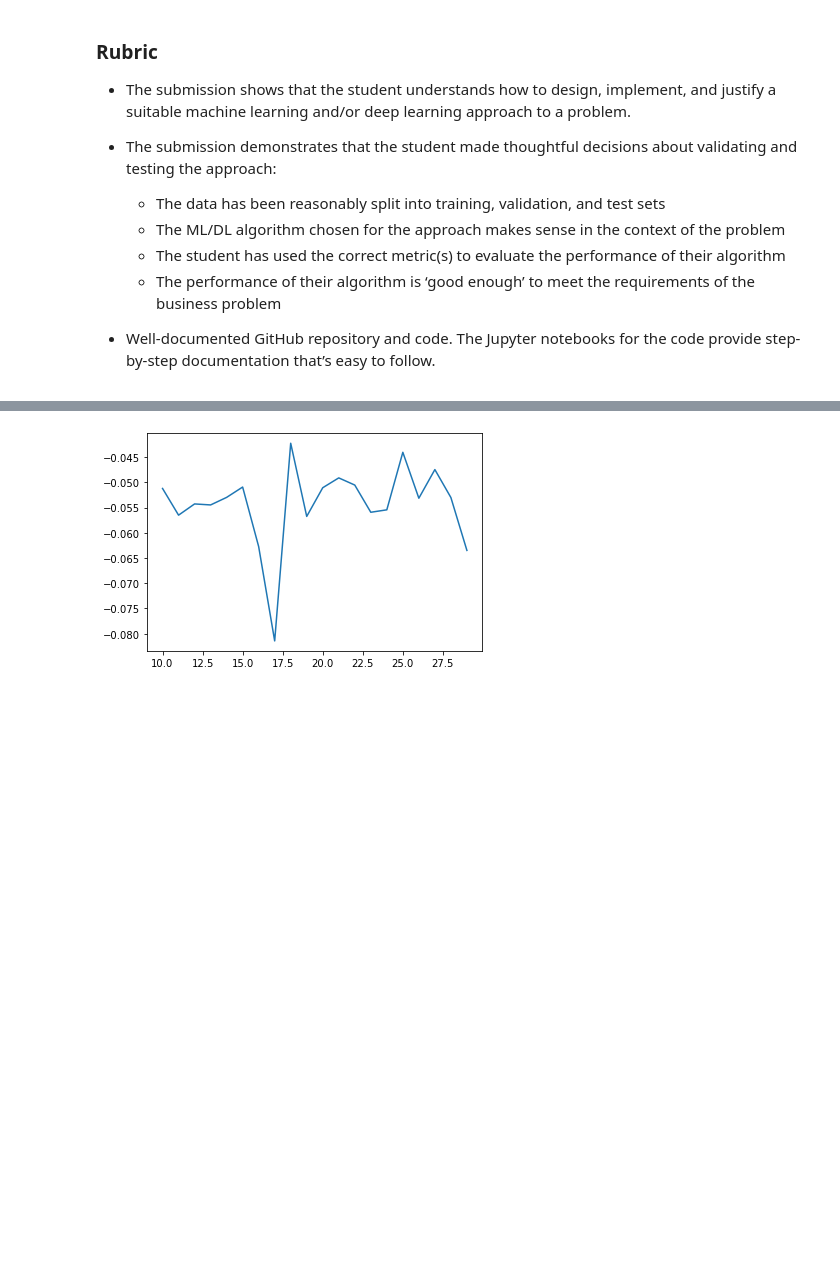
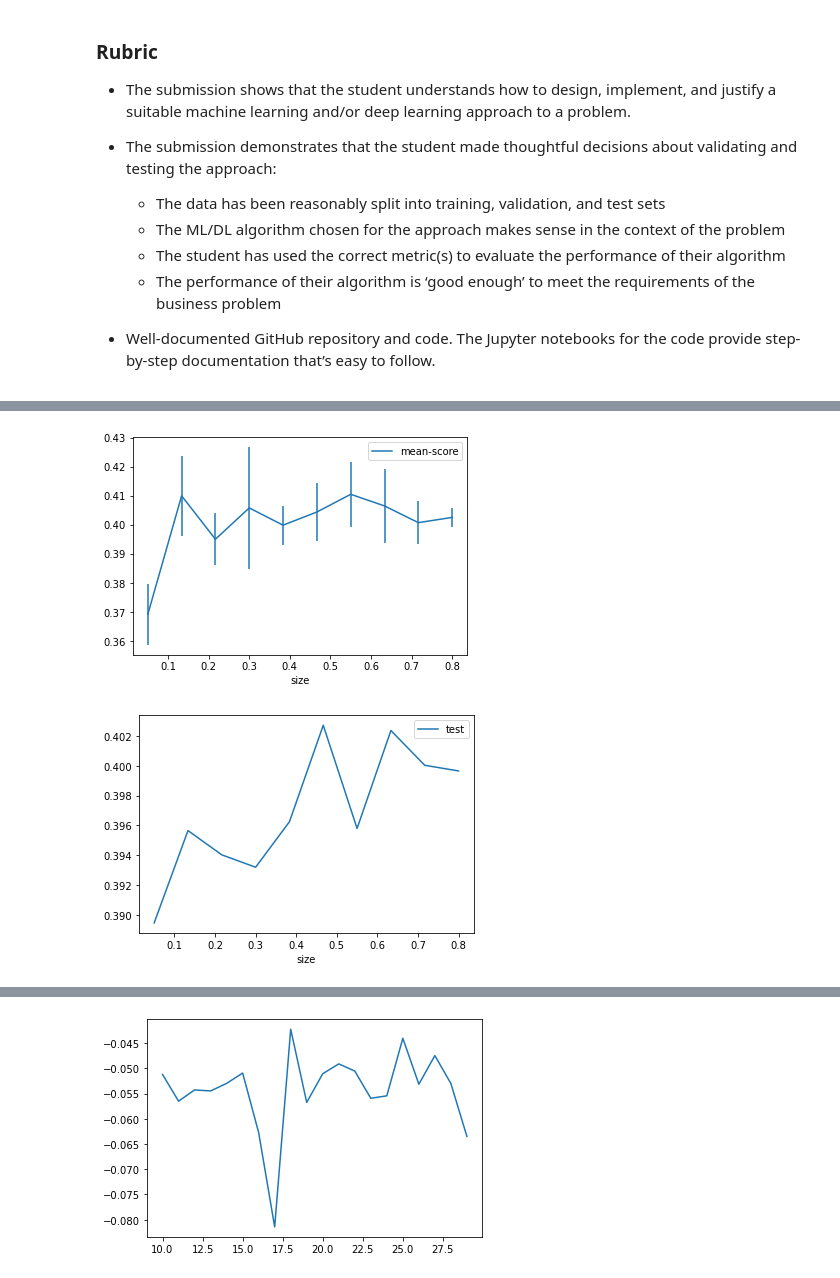
Before and after one commit to ryanjmccall/sb_ml_eng_capstone, a Jupyter notebook: capstone/notebooks/MELD_ML_DL_Prototype.ipynb, the cells around one changed output, grey strips where cells are left out. Saved outputs shown, nothing was run; the diff lists cells and outputs as text; code cells hidden in the pictures; blank space fills up the shorter version.

```diff
--- a/capstone/notebooks/MELD_ML_DL_Prototype.ipynb
+++ b/capstone/notebooks/MELD_ML_DL_Prototype.ipynb
@@ -76,0 +134,8 @@ y train (2740,)
+# %%
+baseline = dict()
+labels = ('Emotion', 'Sentiment', 'negativity')
+for label in labels:
+    max_class = df[label].value_counts().idxmax()
+    score = f1_score(df[label], [max_class] * len(df), average='weighted')
+    baseline[label] = score
+    print(f'{label} always predict "{max_class}" for f1={score:.4f}')
@@ -76,0 +148,10 @@ y train (2740,)
+# %%
+naive_rf = dict()
+for label in labels:
+    y = df[label]
+    X_train, X_test, y_train, y_test = train_test_split(X, y, train_size=0.8, stratify=y, random_state=0)
+    rf = RandomForestClassifier(class_weight='balanced', random_state=0, n_jobs=-1)
+    rf.fit(X_train, y_train)
+    score = f1_score(y_test, rf.predict(X_test), average='weighted')
+    print(label, score)
+    naive_rf[label] = score
@@ -76,0 +215,25 @@ y train (2740,)
+# %%
+def get_model(binary: bool=False):
+    obj = 'binary' if binary else 'multiclass'
+    return lgb.LGBMClassifier(objective=obj, class_weight='balanced', random_state=0, n_jobs=-1)
+
+
+def experiment_subsampling(sizes, X, y, binary=False):
+    """For given range of training sizes, plots CV scores and test scores."""
+    results = []
+    for size in tqdm_notebook(sizes):
+        X_train, X_test, y_train, y_test = train_test_split(X, y, train_size=size, stratify=y, random_state=0)
+        scores = cross_val_score(get_model(binary), X_train, y_train, scoring='f1_weighted', cv=5, n_jobs=-1)
+
+        model = get_model(binary).fit(X_train, y_train)
+        skill = f1_score(y_test, model.predict(X_test), average='weighted')
+        results.append((size, np.mean(scores), np.std(scores), scores, skill))
+
+    res_df = pd.DataFrame(results, columns=['size', 'mean-score', 'std', 'scores', 'test'])
+    res_df.plot(x='size', y='mean-score', yerr='std');
+    res_df.plot(x='size', y='test');
+# %%
+experiment_subsampling(np.linspace(0.05, 0.8, 10), X, y=df.Sentiment)
+# %% [output]
+[figure, added]
+[figure, added]
```
Also changed, not shown: parts of 77 cells of this notebook.
